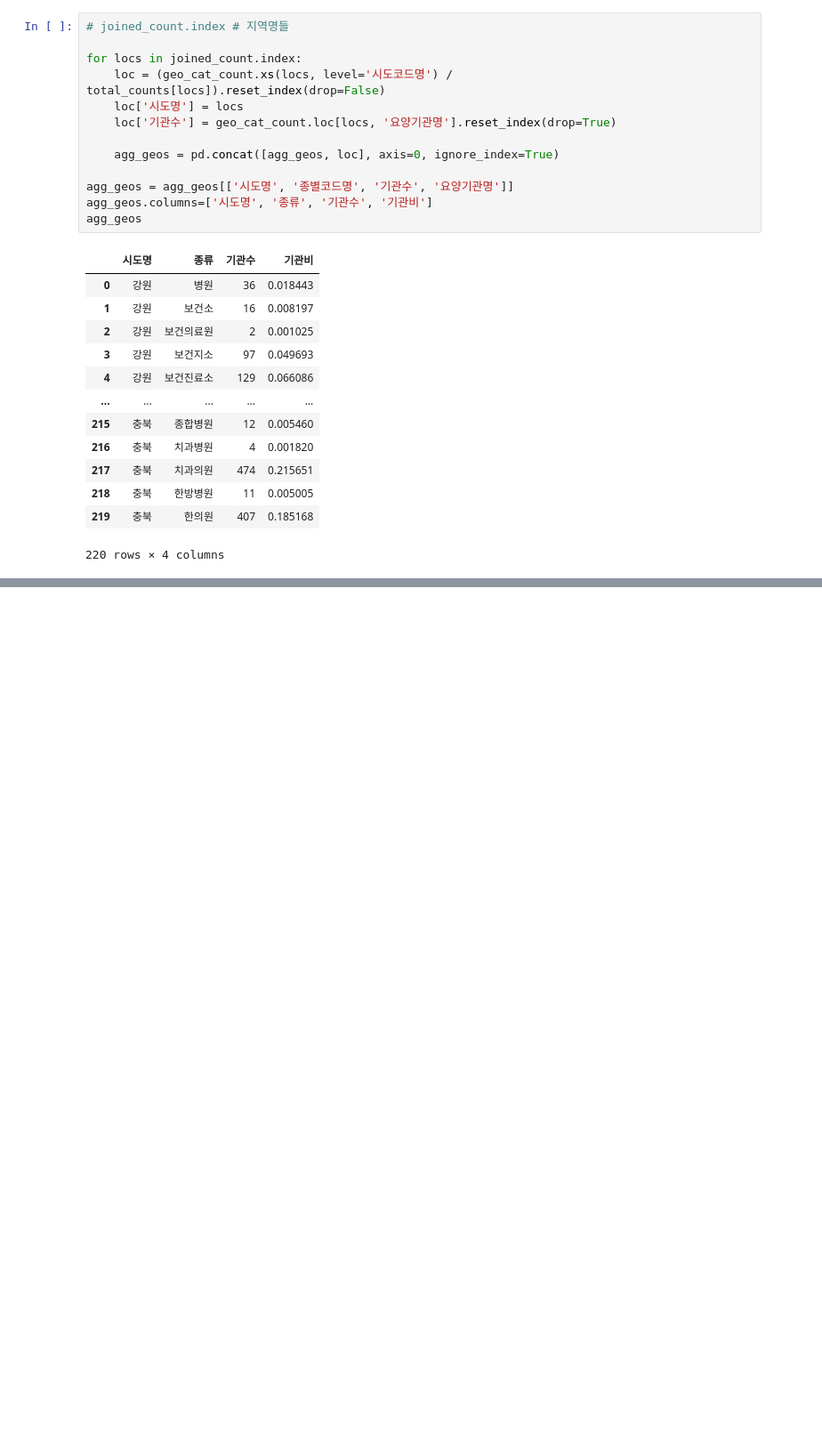
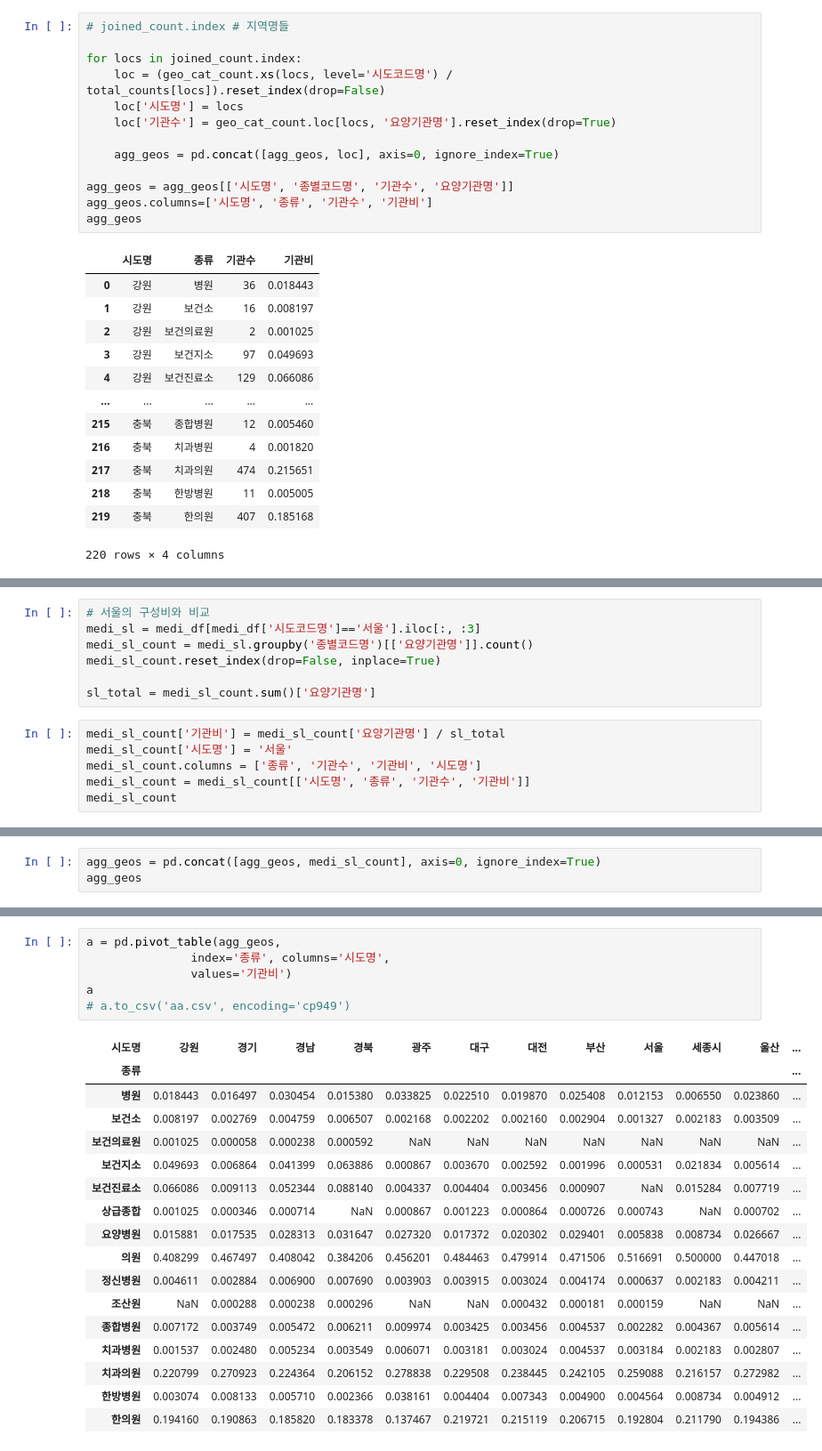
Before and after one commit to crpAsian/works, a Jupyter notebook: medi.ipynb, the cells around one changed output, grey strips where cells are left out. Shown: that part at 89% size. Drawn from its saved outputs; the diff is of its cells as text; blank space fills up the shorter version.

```diff
--- a/medi.ipynb
+++ b/medi.ipynb
@@ -541,0 +507,13 @@ agg_geos
+# %%
+# 서울의 구성비와 비교
+medi_sl = medi_df[medi_df['시도코드명']=='서울'].iloc[:, :3]
+medi_sl_count = medi_sl.groupby('종별코드명')[['요양기관명']].count()
+medi_sl_count.reset_index(drop=False, inplace=True)
+
+sl_total = medi_sl_count.sum()['요양기관명']
+# %%
+medi_sl_count['기관비'] = medi_sl_count['요양기관명'] / sl_total
+medi_sl_count['시도명'] = '서울'
+medi_sl_count.columns = ['종류', '기관수', '기관비', '시도명']
+medi_sl_count = medi_sl_count[['시도명', '종류', '기관수', '기관비']]
+medi_sl_count
@@ -541,0 +535,3 @@ agg_geos
+# %%
+agg_geos = pd.concat([agg_geos, medi_sl_count], axis=0, ignore_index=True)
+agg_geos
@@ -541,0 +559,24 @@ agg_geos
+# %%
+a = pd.pivot_table(agg_geos,
+               index='종류', columns='시도명',
+               values='기관비')
+a
+# a.to_csv('aa.csv', encoding='cp949')
+# %% [output]
+| 시도명 | 강원 | 경기 | 경남 | 경북 | 광주 | 대구 | 대전 | 부산 | 서울 | 세종시 | 울산 | ... |
+| 종류 |  |  |  |  |  |  |  |  |  |  |  | ... |
+| 병원 | 0.018443 | 0.016497 | 0.030454 | 0.015380 | 0.033825 | 0.022510 | 0.019870 | 0.025408 | 0.012153 | 0.006550 | 0.023860 | ... |
+| 보건소 | 0.008197 | 0.002769 | 0.004759 | 0.006507 | 0.002168 | 0.002202 | 0.002160 | 0.002904 | 0.001327 | 0.002183 | 0.003509 | ... |
+| 보건의료원 | 0.001025 | 0.000058 | 0.000238 | 0.000592 | NaN | NaN | NaN | NaN | NaN | NaN | NaN | ... |
+| 보건지소 | 0.049693 | 0.006864 | 0.041399 | 0.063886 | 0.000867 | 0.003670 | 0.002592 | 0.001996 | 0.000531 | 0.021834 | 0.005614 | ... |
+| 보건진료소 | 0.066086 | 0.009113 | 0.052344 | 0.088140 | 0.004337 | 0.004404 | 0.003456 | 0.000907 | NaN | 0.015284 | 0.007719 | ... |
+| 상급종합 | 0.001025 | 0.000346 | 0.000714 | NaN | 0.000867 | 0.001223 | 0.000864 | 0.000726 | 0.000743 | NaN | 0.000702 | ... |
+| 요양병원 | 0.015881 | 0.017535 | 0.028313 | 0.031647 | 0.027320 | 0.017372 | 0.020302 | 0.029401 | 0.005838 | 0.008734 | 0.026667 | ... |
+| 의원 | 0.408299 | 0.467497 | 0.408042 | 0.384206 | 0.456201 | 0.484463 | 0.479914 | 0.471506 | 0.516691 | 0.500000 | 0.447018 | ... |
+| 정신병원 | 0.004611 | 0.002884 | 0.006900 | 0.007690 | 0.003903 | 0.003915 | 0.003024 | 0.004174 | 0.000637 | 0.002183 | 0.004211 | ... |
+| 조산원 | NaN | 0.000288 | 0.000238 | 0.000296 | NaN | NaN | 0.000432 | 0.000181 | 0.000159 | NaN | NaN | ... |
+| 종합병원 | 0.007172 | 0.003749 | 0.005472 | 0.006211 | 0.009974 | 0.003425 | 0.003456 | 0.004537 | 0.002282 | 0.004367 | 0.005614 | ... |
+| 치과병원 | 0.001537 | 0.002480 | 0.005234 | 0.003549 | 0.006071 | 0.003181 | 0.003024 | 0.004537 | 0.003184 | 0.002183 | 0.002807 | ... |
+| 치과의원 | 0.220799 | 0.270923 | 0.224364 | 0.206152 | 0.278838 | 0.229508 | 0.238445 | 0.242105 | 0.259088 | 0.216157 | 0.272982 | ... |
+| 한방병원 | 0.003074 | 0.008133 | 0.005710 | 0.002366 | 0.038161 | 0.004404 | 0.007343 | 0.004900 | 0.004564 | 0.008734 | 0.004912 | ... |
+| 한의원 | 0.194160 | 0.190863 | 0.185820 | 0.183378 | 0.137467 | 0.219721 | 0.215119 | 0.206715 | 0.192804 | 0.211790 | 0.194386 | ... |
```
Also changed, not shown: parts of 6 cells of this notebook, 6 other files.
